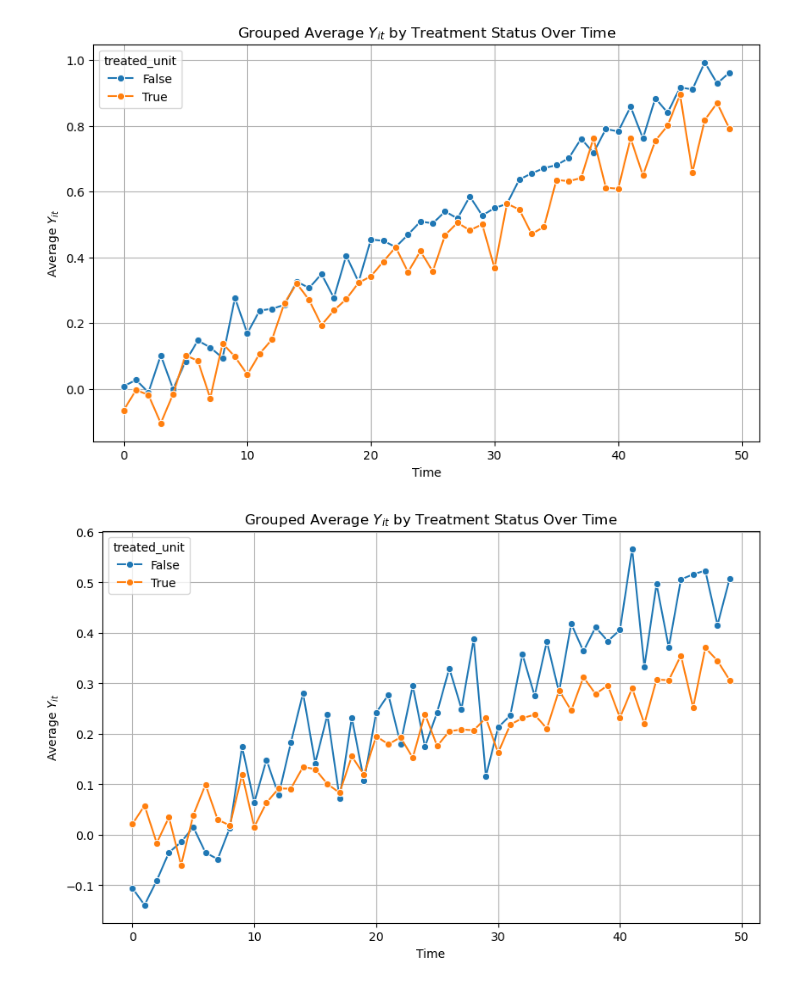
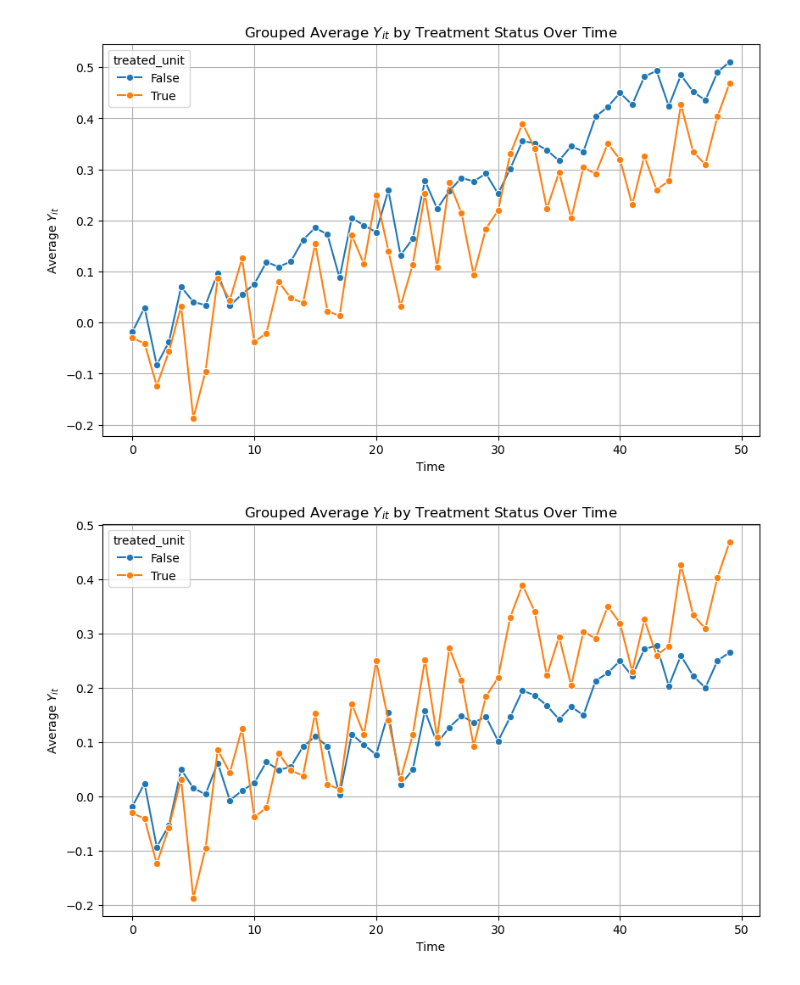
Before and after one commit to schattrg/causalml, a Jupyter notebook: notebooks/dgp_testing.ipynb, the cells around one changed output. Drawn from its saved outputs; the diff is of its cells as text; code cells hidden in the pictures.

```diff
--- a/notebooks/dgp_testing.ipynb
+++ b/notebooks/dgp_testing.ipynb
@@ -18,31 +15,22 @@ if module_path not in sys.path:
 # Import modules
 from causalml import dgp
 # %%
-df = dgp.generate_grouped_data(base_trend_slope=0.02, parallel_trends=True)
+df = dgp.generate_grouped_data(base_time_trend=.01,parallel_trends=True)
 
 grouped_data = df.groupby(['time', 'treated_unit'])['Y_it'].mean().reset_index()
 
 # Plotting the data
 plt.figure(figsize=(10, 6))
 sns.lineplot(data=grouped_data, x='time', y='Y_it', hue='treated_unit', marker='o')
 plt.title('Grouped Average $Y_{it}$ by Treatment Status Over Time')
 plt.xlabel('Time')
 plt.ylabel('Average $Y_{it}$')
 plt.grid(True)
 plt.show()
 # %% [output]
-[figure, old version]
+[figure, new version]
 # %%
-df = dgp.generate_grouped_data(
-    num_units=20,
-    num_periods=50,
-    treatment_start_period=40,
-    treatment_effect=-0.05,
-    num_covariates=3,
-    num_treated_units=15,
-    base_trend_slope=0.01,
-    parallel_trends=False
-)
+df = dgp.generate_grouped_data(base_time_trend=.01,parallel_trends=False)
 
 grouped_data = df.groupby(['time', 'treated_unit'])['Y_it'].mean().reset_index()
 
@@ -55,4 +43,4 @@ plt.ylabel('Average $Y_{it}$')
 plt.grid(True)
 plt.show()
 # %% [output]
-[figure, old version]
+[figure, new version]
```
Also changed, not shown: parts of 1 cell of this notebook, 2 other files.
